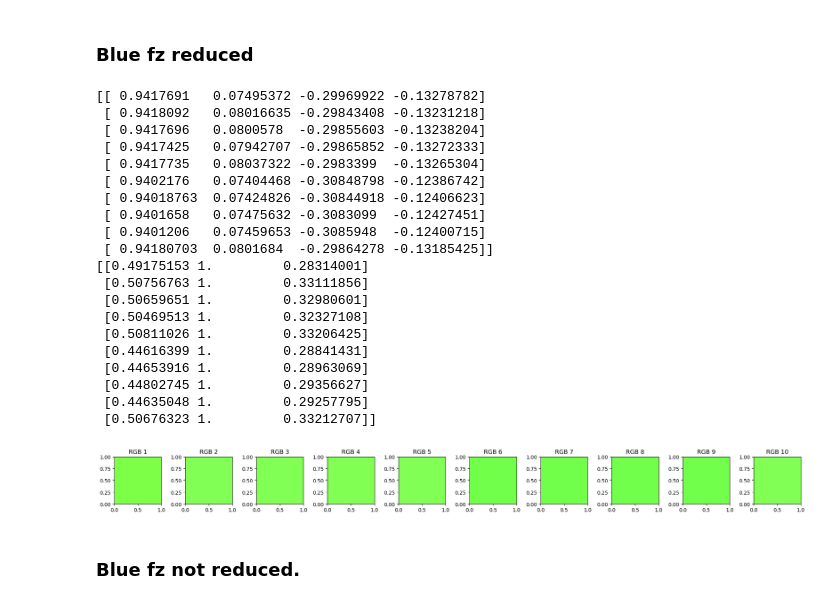
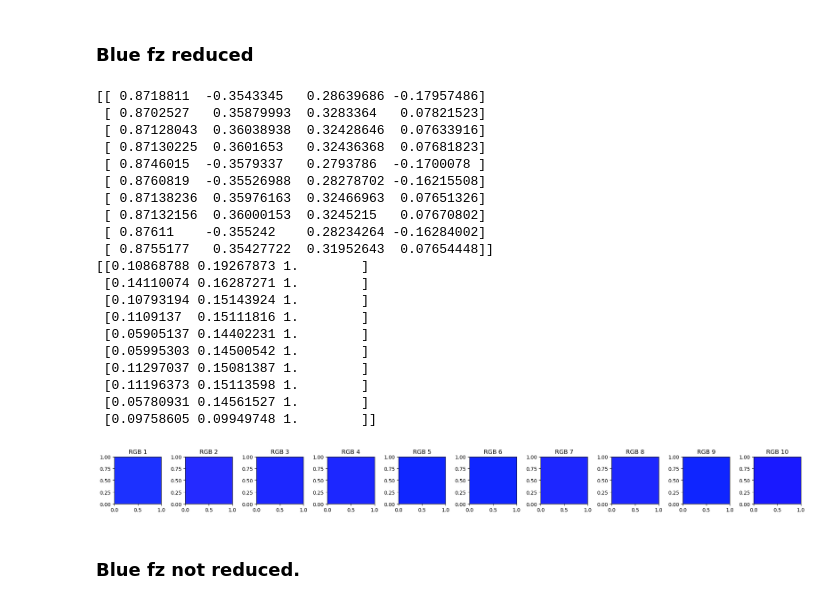
Before and after one commit to UCSB-VRL/QRBSA-updated, a Jupyter notebook: vis_quat_orix.ipynb, the cells around one changed output. Drawn from its saved outputs; the diff is of its cells as text; code cells hidden in the pictures.

```diff
--- a/vis_quat_orix.ipynb
+++ b/vis_quat_orix.ipynb
@@ -97,64 +98,66 @@ plt.show()
 # %%
 # get RGB colours for Qs
 import os
 
 
-#Example with three orientations
-Qs = [[ 0.07495372, -0.29969922, -0.13278782,  0.9417691 ],
-[ 0.08016635, -0.29843408, -0.13231218,  0.9418092 ],
-[0.0800578,  -0.29855603, -0.13238204,  0.9417696 ],
-[ 0.07942707, -0.29865852, -0.13272333,  0.9417425 ],
-[ 0.08037322, -0.2983399,  -0.13265304,  0.9417735 ],
-[ 0.07404468, -0.30848798, -0.12386742,  0.9402176 ],
-[ 0.07424826, -0.30844918, -0.12406623,  0.94018763],
-[ 0.07475632, -0.3083099,  -0.12427451,  0.9401658 ],
-[ 0.07459653, -0.3085948,  -0.12400715,  0.9401206 ],
-[ 0.0801684,  -0.29864278, -0.13185425,  0.94180703]]
+# Example with ten orientations
+Qs = [
+    [-0.3543345,  0.28639686, -0.17957486,  0.8718811 ],
+    [ 0.35879993, 0.3283364,   0.07821523,  0.8702527 ],
+    [ 0.36038938, 0.32428646,  0.07633916,  0.87128043],
+    [ 0.3601653,  0.32436368,  0.07681823,  0.87130225],
+    [-0.3579337,  0.2793786,  -0.1700078,   0.8746015 ],
+    [-0.35526988, 0.28278702, -0.16215508,  0.8760819 ],
+    [ 0.35976163, 0.32466963,  0.07651326,  0.87138236],
+    [ 0.36000153, 0.3245215,   0.07670802,  0.87132156],
+    [-0.355242,   0.28234264, -0.16284002,  0.87611   ],
+    [ 0.35427722, 0.31952643,  0.07654448,  0.8755177 ]
+]
 
 q = np.asarray(Qs)
 # bring last quaternion dimension to the front (Scalar first)
 # roll the last axis to the front (scalar first)
 q = np.roll(q, shift=1, axis=-1)
 print(q)  # prints quaternions in [s, x, y, z] order
 rgbs = quaternion_to_ipf(q, axis="Z")  # ready for scatter
 print(rgbs)  # prints RGB values in 0–1 range
 
 
 # display RGB colours
 import matplotlib.pyplot as plt
 import matplotlib.patches as mpatches
 
 fig, axes = plt.subplots(1, len(rgbs), figsize=(len(rgbs)*2, 2))
 for i, rgb in enumerate(rgbs):
     axes[i].add_patch(mpatches.Rectangle((0, 0), 1, 1, color=rgb))
     axes[i].set_xlim(0, 1)
     axes[i].set_ylim(0, 1)
     axes[i].set_title(f'RGB {i+1}')
     axes[i].set_aspect('equal')
 plt.tight_layout()
 plt.show()
 # %% [output]
-[[ 0.9417691   0.07495372 -0.29969922 -0.13278782]
- [ 0.9418092   0.08016635 -0.29843408 -0.13231218]
- [ 0.9417696   0.0800578  -0.29855603 -0.13238204]
- [ 0.9417425   0.07942707 -0.29865852 -0.13272333]
- [ 0.9417735   0.08037322 -0.2983399  -0.13265304]
- [ 0.9402176   0.07404468 -0.30848798 -0.12386742]
- [ 0.94018763  0.07424826 -0.30844918 -0.12406623]
- [ 0.9401658   0.07475632 -0.3083099  -0.12427451]
- [ 0.9401206   0.07459653 -0.3085948  -0.12400715]
- [ 0.94180703  0.0801684  -0.29864278 -0.13185425]]
-[[0.49175153 1.         0.28314001]
- [0.50756763 1.         0.33111856]
- [0.50659651 1.         0.32980601]
- [0.50469513 1.         0.32327108]
- [0.50811026 1.         0.33206425]
- [0.44616399 1.         0.28841431]
- [0.44653916 1.         0.28963069]
- [0.44802745 1.         0.29356627]
- [0.44635048 1.         0.29257795]
- [0.50676323 1.         0.33212707]]
+[[ 0.8718811  -0.3543345   0.28639686 -0.17957486]
+ [ 0.8702527   0.35879993  0.3283364   0.07821523]
+ [ 0.87128043  0.36038938  0.32428646  0.07633916]
+ [ 0.87130225  0.3601653   0.32436368  0.07681823]
+ [ 0.8746015  -0.3579337   0.2793786  -0.1700078 ]
+ [ 0.8760819  -0.35526988  0.28278702 -0.16215508]
+ [ 0.87138236  0.35976163  0.32466963  0.07651326]
+ [ 0.87132156  0.36000153  0.3245215   0.07670802]
+ [ 0.87611    -0.355242    0.28234264 -0.16284002]
+ [ 0.8755177   0.35427722  0.31952643  0.07654448]]
+[[0.10868788 0.19267873 1.        ]
+ [0.14110074 0.16287271 1.        ]
+ [0.10793194 0.15143924 1.        ]
+ [0.1109137  0.15111816 1.        ]
+ [0.05905137 0.14402231 1.        ]
+ [0.05995303 0.14500542 1.        ]
+ [0.11297037 0.15081387 1.        ]
+ [0.11196373 0.15113598 1.        ]
+ [0.05780931 0.14561527 1.        ]
+ [0.09758605 0.09949748 1.        ]]
-[figure, old version]
+[figure, new version]
 # %% [markdown]
 ### Blue fz not reduced.
 # %%
```
Also changed, not shown: parts of 13 cells of this notebook, 3 other files.
